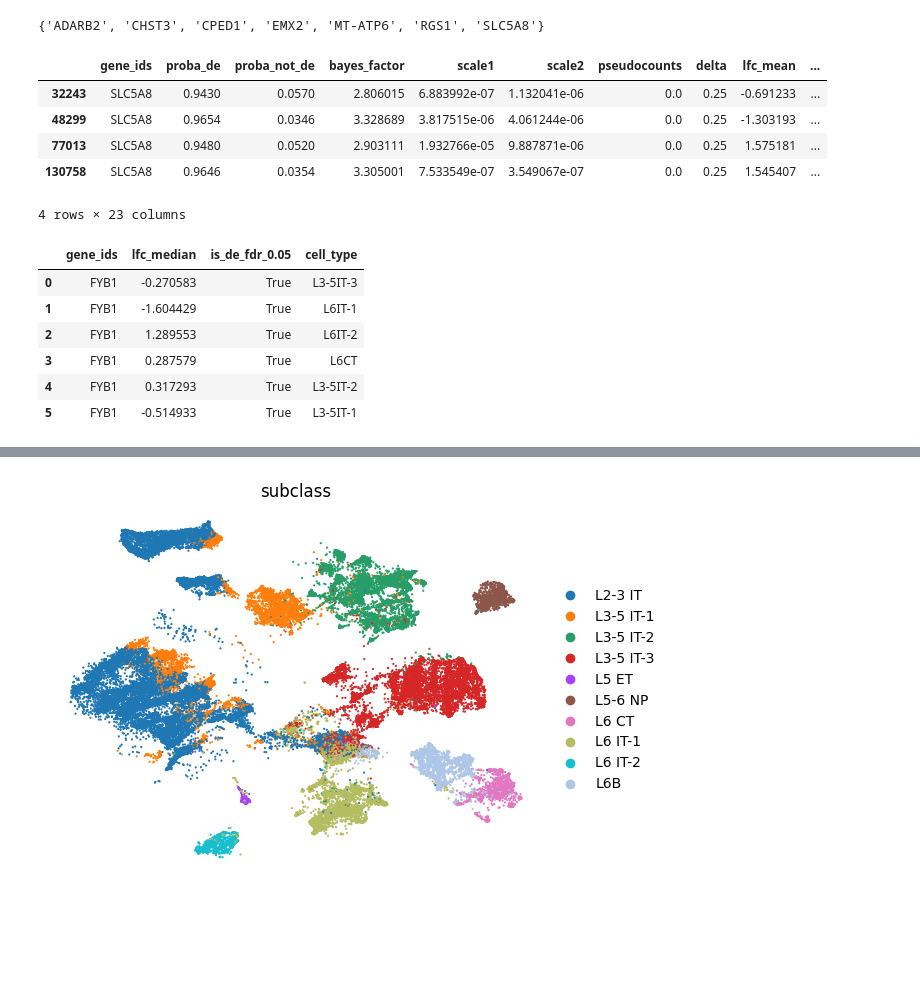
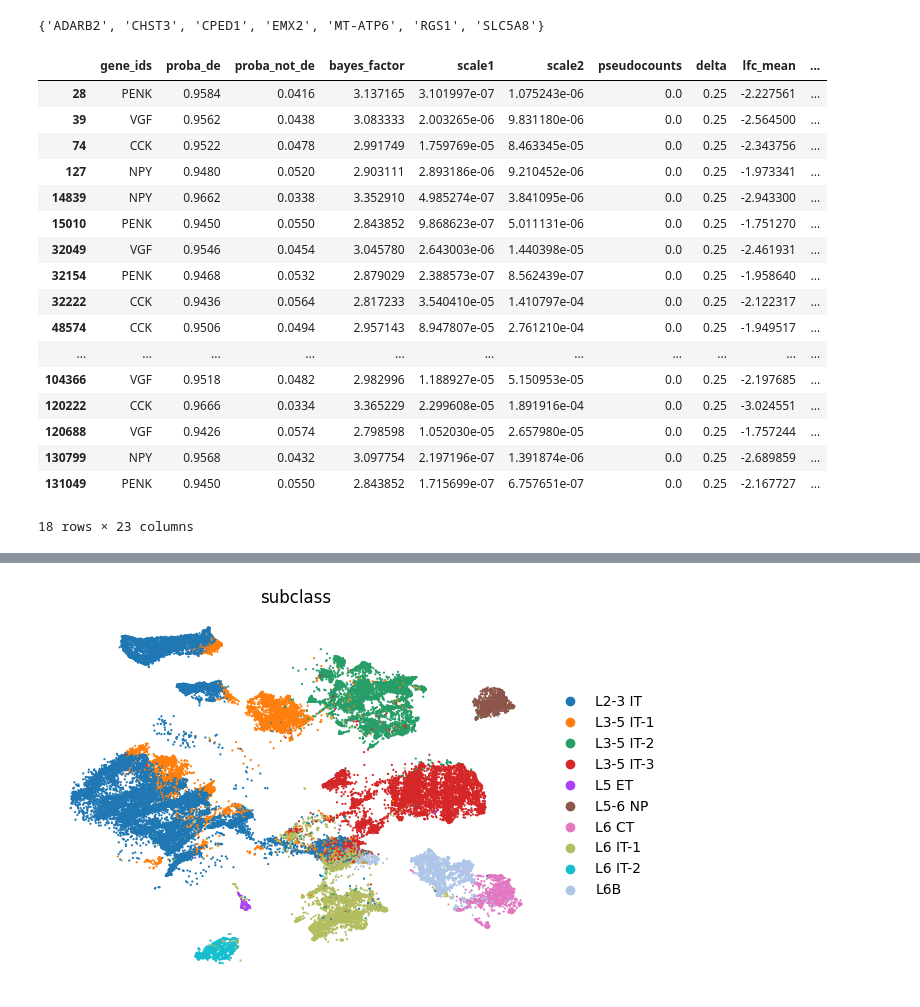
Before and after one commit to aj95b/SCORCH, a Jupyter notebook: differential_analyses/diff_excitatory.ipynb, the cells around one changed output, grey strips where cells are left out. Cells and saved outputs as stored; diff of their text form; code cells hidden in the pictures; blank space fills up the shorter version.

```diff
--- a/differential_analyses/diff_excitatory.ipynb
+++ b/differential_analyses/diff_excitatory.ipynb
@@ -187,10 +189,10 @@ exc.var.gene_ids.is_unique
 True
 # %%
 ##################################################Parameters:##################################
-adata_ref_disease = exc[hiv+controls].copy()
+adata_ref_disease = exc[controls+hiv].copy()
 results_dir = '../../results/SCORCH_HIV/diff_exp/excitatory/hiv_pos_VS_ctrl/'
-cond1 = 'HIV'
-cond2 = 'Ctrl'
+cond1 = 'hiv'
+cond2 = 'ctrl'
 adata_ref_disease.obs['condition'] = np.where(((adata_ref_disease.obs['sample'].str.contains('HCCCY')) |
     (adata_ref_disease.obs['sample'].str.contains('HCCRS')) | (adata_ref_disease.obs['sample'].str.contains('HCTGD')) |
     (adata_ref_disease.obs['sample'].str.contains('HCTKN')) | (adata_ref_disease.obs['sample'].str.contains('HCTLI')) |
@@ -213,7 +215,7 @@ adata_ref_disease.obs['condition'] = np.where(((adata_ref_disease.obs['sample'].
     #    flavor="seurat_v3"
      #   )
 scvi.model.SCVI.setup_anndata(adata_ref_disease, #layer="UMIs",
-                              #categorical_covariate_keys=['Gender'],
+                              categorical_covariate_keys=['sample']
                               #continuous_covariate_keys=["Age at Death"]
                              )
 model = scvi.model.SCVI(
@@ -221,10 +223,12 @@ model = scvi.model.SCVI(
     )  # We use Negative Binomial count likelihoods, following Boyeau et al., 2023.
 model.train(
     check_val_every_n_epoch=1,
-    max_epochs=300,
+    max_epochs=500,
     early_stopping=True,
-    early_stopping_patience=20,
+    early_stopping_patience=200,
     early_stopping_monitor="elbo_validation",
+    batch_size=53,
+    plan_kwargs={"lr": 0.0001}
     )
 train_test_results = model.history["elbo_train"]
 train_test_results["elbo_validation"] = model.history["elbo_validation"]
@@ -259,19 +263,19 @@ for cell_type in pd.unique(adata_ref_disease.obs.subclass):
         continue
     #########################################################################################################################
     scvi.model.SCVI.setup_anndata(adata_cell, #layer="UMIs",
-                                  #categorical_covariate_keys=['Gender'],
+                                  categorical_covariate_keys=['sample']
                                   #continuous_covariate_keys=["Age at Death"]
                                  )
     model = scvi.model.SCVI(
         adata_cell, gene_likelihood="nb")  # We use Negative Binomial count likelihoods, following Boyeau et al., 2023.
     model.train(
         check_val_every_n_epoch=1,
-        max_epochs=200,
+        max_epochs=500,
         early_stopping=True,
-        early_stopping_patience=100,
+        early_stopping_patience=200,
         early_stopping_monitor="elbo_validation",
-        #batch_size=103,
-        plan_kwargs={"lr": 0.001}
+        batch_size=53,
+        plan_kwargs={"lr": 0.0001}
         )
     train_test_results = model.history["elbo_train"]
     train_test_results["elbo_validation"] = model.history["elbo_validation"]
@@ -324,10 +305,10 @@ gene_sets_to_test = ['GO_Biological_Process_2023','GO_Cellular_Component_2023','
                     'MSigDB_Hallmark_2020',
                     'KEGG_2021_Human']
 # %%
-file_path_diff_exp = '../../results/SCORCH_HIV/diff_exp/excitatory/hiv_pos_VS_ctrl/'
+file_path_diff_exp = '../../results/SCORCH_HIV/diff_exp/excitatory/hiv_art_VS_no_art/'
 file_path_gmt = '../../gene_sets/'
 gsea_on = 'all_de_genes/'#'all_de_genes' or 'positive_regulated' or 'negative_regulated'
-results_dir = '../../results/SCORCH_HIV/gsea/excitatory/'+gsea_on+'hiv_pos_VS_ctrl/'#Make sure correct DEG data frame is read as 'input_gsea'
+results_dir = '../../results/SCORCH_HIV/gsea/excitatory/'+gsea_on+'hiv_art_VS_no_art/'#Make sure correct DEG data frame is read as 'input_gsea'
 
 for file in os.listdir(file_path_diff_exp):
     if 'tsv' in file:
@@ -467,25 +457,25 @@ set(consensus_genes_up).intersection(consensus_genes_down)
 # %%
 all_deg_exc.loc[np.where(
     #(all_deg_exc.gene_ids.isin(consensus_genes_down))&
-    (all_deg_exc['is_de_fdr_0.05']==True)&(all_deg_exc.gene_ids.str.contains('SLC5A8'))
+    (all_deg_exc['is_de_fdr_0.05']==True)&(all_deg_exc.gene_ids.isin(['CCK','NPY','PENK','VGF']))
 )[0],:]
 # %% [output]
 |  | gene_ids | proba_de | proba_not_de | bayes_factor | scale1 | scale2 | pseudocounts | delta | lfc_mean | ... |
-| 32243 | SLC5A8 | 0.9430 | 0.0570 | 2.806015 | 6.883992e-07 | 1.132041e-06 | 0.0 | 0.25 | -0.691233 | ... |
-| 48299 | SLC5A8 | 0.9654 | 0.0346 | 3.328689 | 3.817515e-06 | 4.061244e-06 | 0.0 | 0.25 | -1.303193 | ... |
-| 77013 | SLC5A8 | 0.9480 | 0.0520 | 2.903111 | 1.932766e-05 | 9.887871e-06 | 0.0 | 0.25 | 1.575181 | ... |
-| 130758 | SLC5A8 | 0.9646 | 0.0354 | 3.305001 | 7.533549e-07 | 3.549067e-07 | 0.0 | 0.25 | 1.545407 | ... |
+| 28 | PENK | 0.9584 | 0.0416 | 3.137165 | 3.101997e-07 | 1.075243e-06 | 0.0 | 0.25 | -2.227561 | ... |
+| 39 | VGF | 0.9562 | 0.0438 | 3.083333 | 2.003265e-06 | 9.831180e-06 | 0.0 | 0.25 | -2.564500 | ... |
+| 74 | CCK | 0.9522 | 0.0478 | 2.991749 | 1.759769e-05 | 8.463345e-05 | 0.0 | 0.25 | -2.343756 | ... |
+| 127 | NPY | 0.9480 | 0.0520 | 2.903111 | 2.893186e-06 | 9.210452e-06 | 0.0 | 0.25 | -1.973341 | ... |
+| 14839 | NPY | 0.9662 | 0.0338 | 3.352910 | 4.985274e-07 | 3.841095e-06 | 0.0 | 0.25 | -2.943300 | ... |
+| 15010 | PENK | 0.9450 | 0.0550 | 2.843852 | 9.868623e-07 | 5.011131e-06 | 0.0 | 0.25 | -1.751270 | ... |
+| 32049 | VGF | 0.9546 | 0.0454 | 3.045780 | 2.643003e-06 | 1.440398e-05 | 0.0 | 0.25 | -2.461931 | ... |
+| 32154 | PENK | 0.9468 | 0.0532 | 2.879029 | 2.388573e-07 | 8.562439e-07 | 0.0 | 0.25 | -1.958640 | ... |
+| 32222 | CCK | 0.9436 | 0.0564 | 2.817233 | 3.540410e-05 | 1.410797e-04 | 0.0 | 0.25 | -2.122317 | ... |
+| 48574 | CCK | 0.9506 | 0.0494 | 2.957143 | 8.947807e-05 | 2.761210e-04 | 0.0 | 0.25 | -1.949517 | ... |
+| ... | ... | ... | ... | ... | ... | ... | ... | ... | ... | ... |
+| 104366 | VGF | 0.9518 | 0.0482 | 2.982996 | 1.188927e-05 | 5.150953e-05 | 0.0 | 0.25 | -2.197685 | ... |
+| 120222 | CCK | 0.9666 | 0.0334 | 3.365229 | 2.299608e-05 | 1.891916e-04 | 0.0 | 0.25 | -3.024551 | ... |
+| 120688 | VGF | 0.9426 | 0.0574 | 2.798598 | 1.052030e-05 | 2.657980e-05 | 0.0 | 0.25 | -1.757244 | ... |
+| 130799 | NPY | 0.9568 | 0.0432 | 3.097754 | 2.197196e-07 | 1.391874e-06 | 0.0 | 0.25 | -2.689859 | ... |
+| 131049 | PENK | 0.9450 | 0.0550 | 2.843852 | 1.715699e-07 | 6.757651e-07 | 0.0 | 0.25 | -2.167727 | ... |
-4 rows × 23 columns
+18 rows × 23 columns
-# %%
-all_deg_exc.loc[np.where(
-    (all_deg_exc.gene_ids.isin(consensus_genes_down))&(all_deg_exc['is_de_fdr_0.05']==True)&(all_deg_exc.gene_ids.str.contains('FYB1'))
-)[0],['gene_ids','lfc_median','is_de_fdr_0.05','cell_type']].reset_index(drop=True)
-# %% [output]
-|  | gene_ids | lfc_median | is_de_fdr_0.05 | cell_type |
-| 0 | FYB1 | -0.270583 | True | L3-5IT-3 |
-| 1 | FYB1 | -1.604429 | True | L6IT-1 |
-| 2 | FYB1 | 1.289553 | True | L6IT-2 |
-| 3 | FYB1 | 0.287579 | True | L6CT |
-| 4 | FYB1 | 0.317293 | True | L3-5IT-2 |
-| 5 | FYB1 | -0.514933 | True | L3-5IT-1 |
 # %%
```
Also changed, not shown: parts of 15 cells of this notebook, 3 other files.
